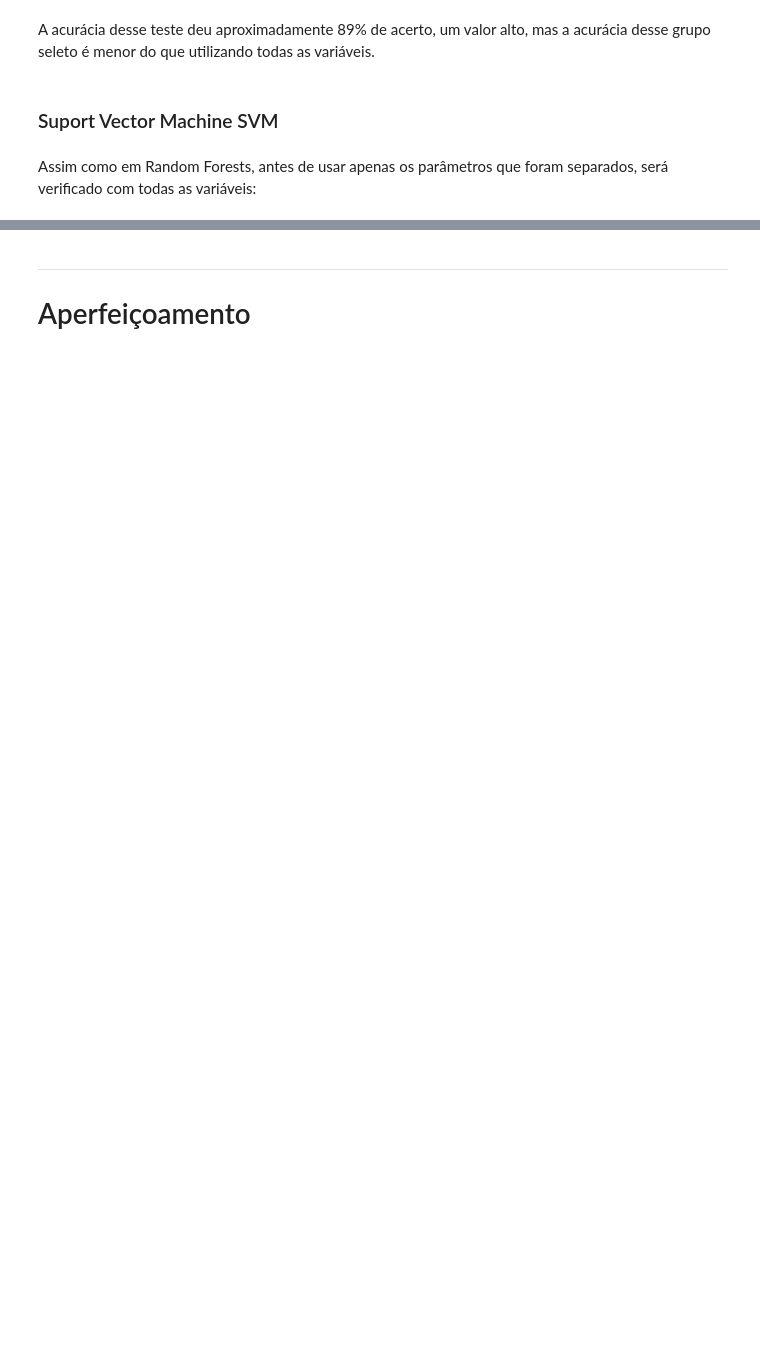
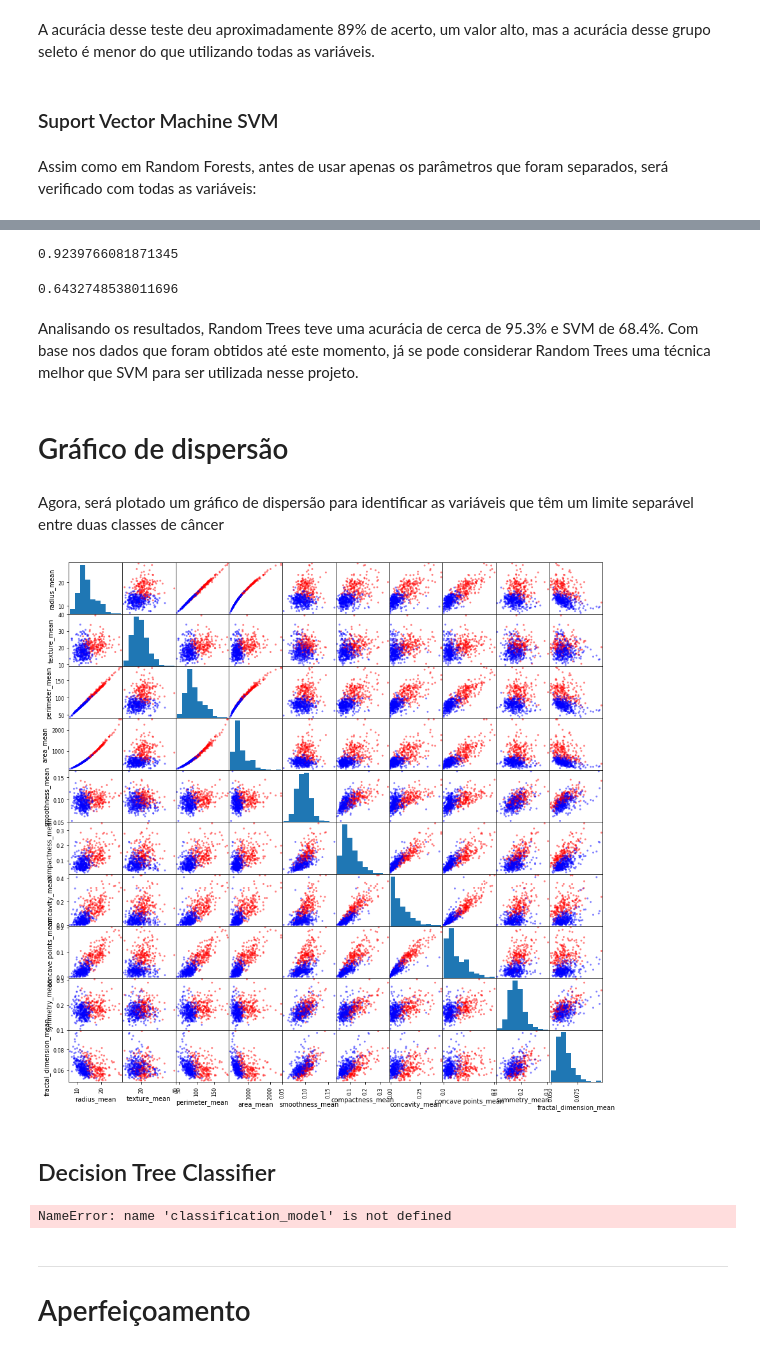
Before and after one commit to GabrielaMitu/CDados2020_Projeto2, a Jupyter notebook: Projeto2 - Análise Exploratória.ipynb, the cells around one changed output, grey strips where cells are left out. Saved outputs shown, nothing was run; the diff lists cells and outputs as text; code cells hidden in the pictures; blank space fills up the shorter version.

```diff
--- a/Projeto2 - Análise Exploratória.ipynb
+++ b/Projeto2 - Análise Exploratória.ipynb
@@ -252,3 +324,39 @@ A acurácia desta vez deu aproximadamente 88.8%, maior que a com todas as variá
+# %%
+model=RandomForestClassifier(n_estimators=100)
+model.fit(train_X,train_y)
+prediction = model.predict(test_X)
+metrics.accuracy_score(prediction,test_y)
+# %% [output]
+0.9239766081871345
+# %%
+model = svm.SVC()
+model.fit(train_X,train_y)
+prediction=model.predict(test_X)
+metrics.accuracy_score(prediction,test_y)
+# %% [output]
+0.6432748538011696
+# %% [markdown]
+Analisando os resultados, Random Trees teve uma acurácia de cerca de 95.3% e SVM de 68.4%. Com base nos dados que foram obtidos até este momento, já se pode considerar Random Trees uma técnica melhor que SVM para ser utilizada nesse projeto.
+# %% [markdown]
+# Gráfico de dispersão
+# %% [markdown]
+Agora, será plotado um gráfico de dispersão para identificar as variáveis que têm um limite separável entre duas classes
+de câncer
+# %%
+color_function = {0: "blue", 1: "red"} # A cor vemelha significa que é maligno e a cor azul significa que é benigno
+colors = dados["diagnosis"].map(lambda x: color_function.get(x))# mapping the color fuction with diagnosis column
+pd.scatter_matrix(dados[features_mean], c=colors, alpha = 0.5, figsize = (15, 15)); # plotting scatter plot matrix
+# %% [output]
+[figure, added]
+# %% [markdown]
+## Decision Tree Classifier
+# %%
+model = DecisionTreeClassifier()
+prediction_var = ['radius_mean','perimeter_mean','area_mean','compactness_mean','concave points_mean']
+outcome_var= "diagnosis"
+classification_model(model,data,prediction_var,outcome_var)
+# %% [output]
+NameError: name 'classification_model' is not defined
 # %% [markdown]
 ___
 # Aperfeiçoamento
```
Also changed, not shown: parts of 25 cells of this notebook.
